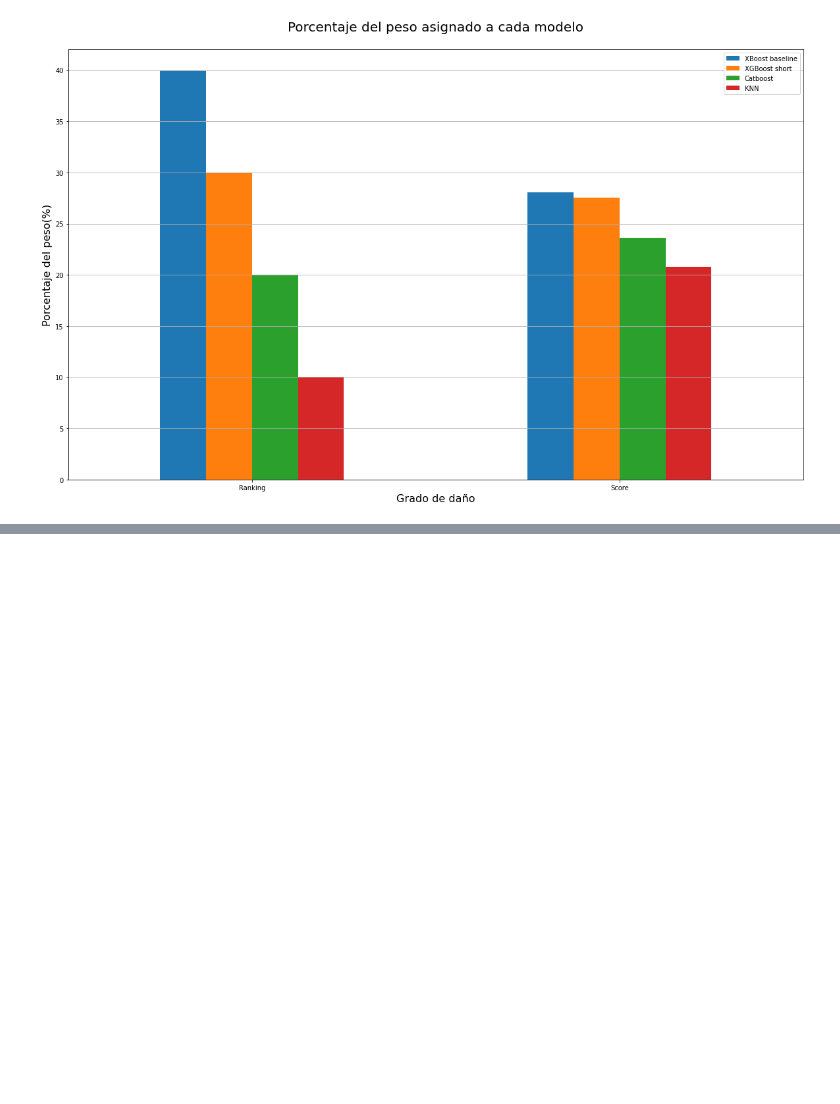
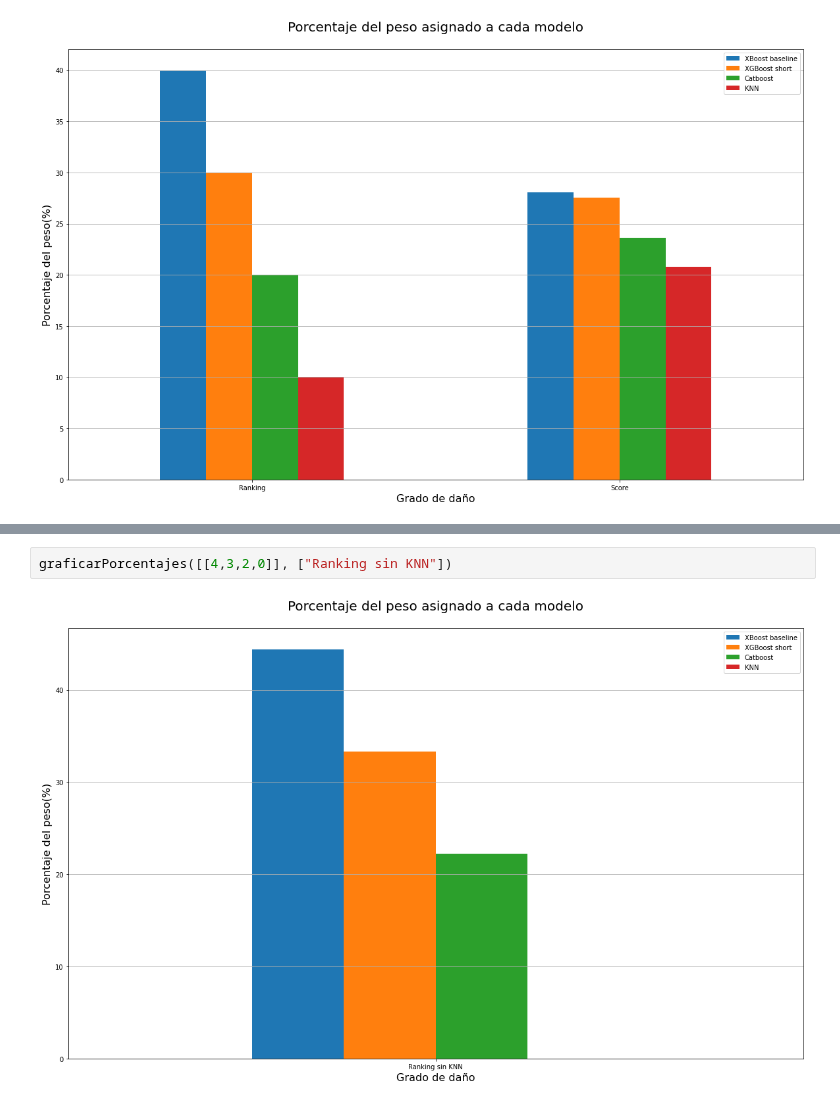
Before and after one commit to GuidoBergman/Datos---TP2-, a Jupyter notebook: Analisis Pesos.ipynb, the cells around one changed output, grey strips where cells are left out. Cells and saved outputs as stored; diff of their text form; blank space fills up the shorter version.

```diff
--- a/Analisis Pesos.ipynb
+++ b/Analisis Pesos.ipynb
@@ -27,0 +32,4 @@ graficarPorcentajes([[4,3,2,1],[469,460,395, 348]], ["Ranking", 'Score'])
+# %%
+graficarPorcentajes([[4,3,2,0]], ["Ranking sin KNN"])
+# %% [output]
+[figure, added]
```
Also changed, not shown: parts of 1 cell of this notebook, 2 other files.
